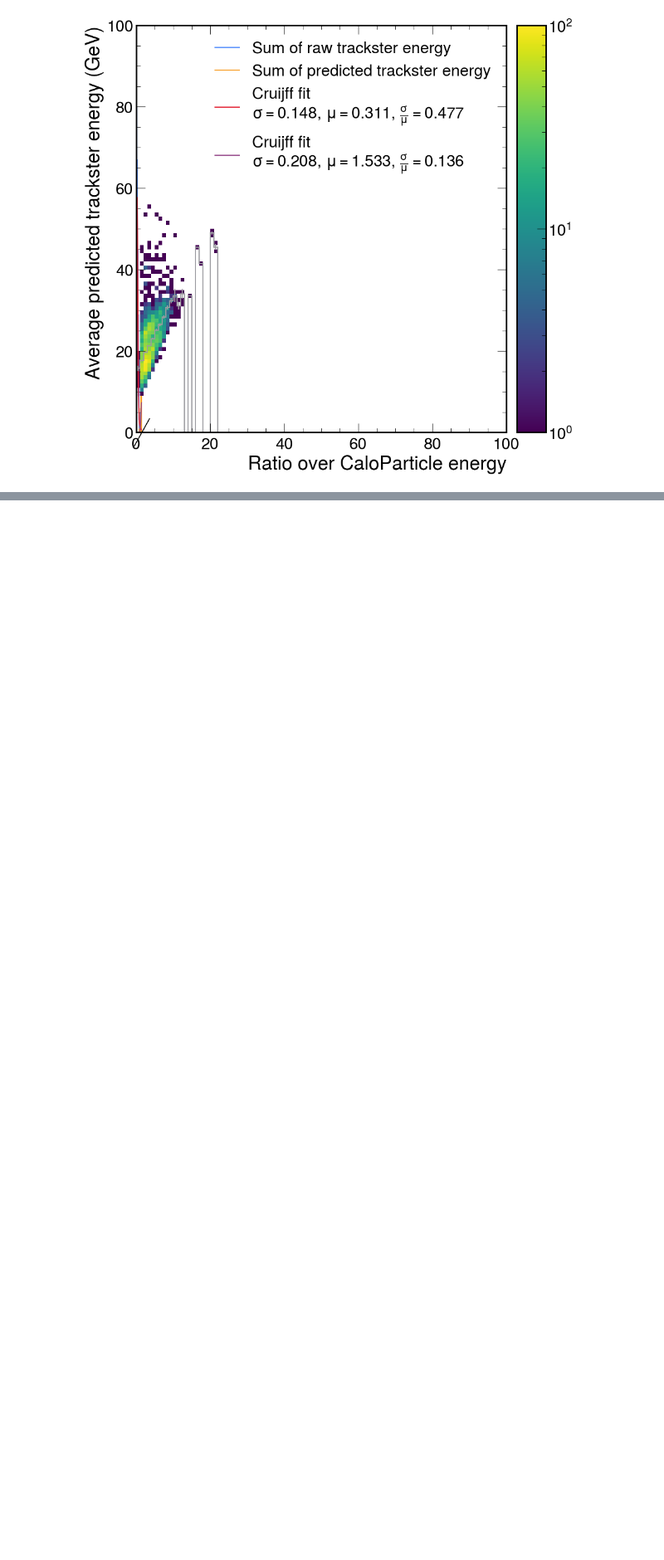
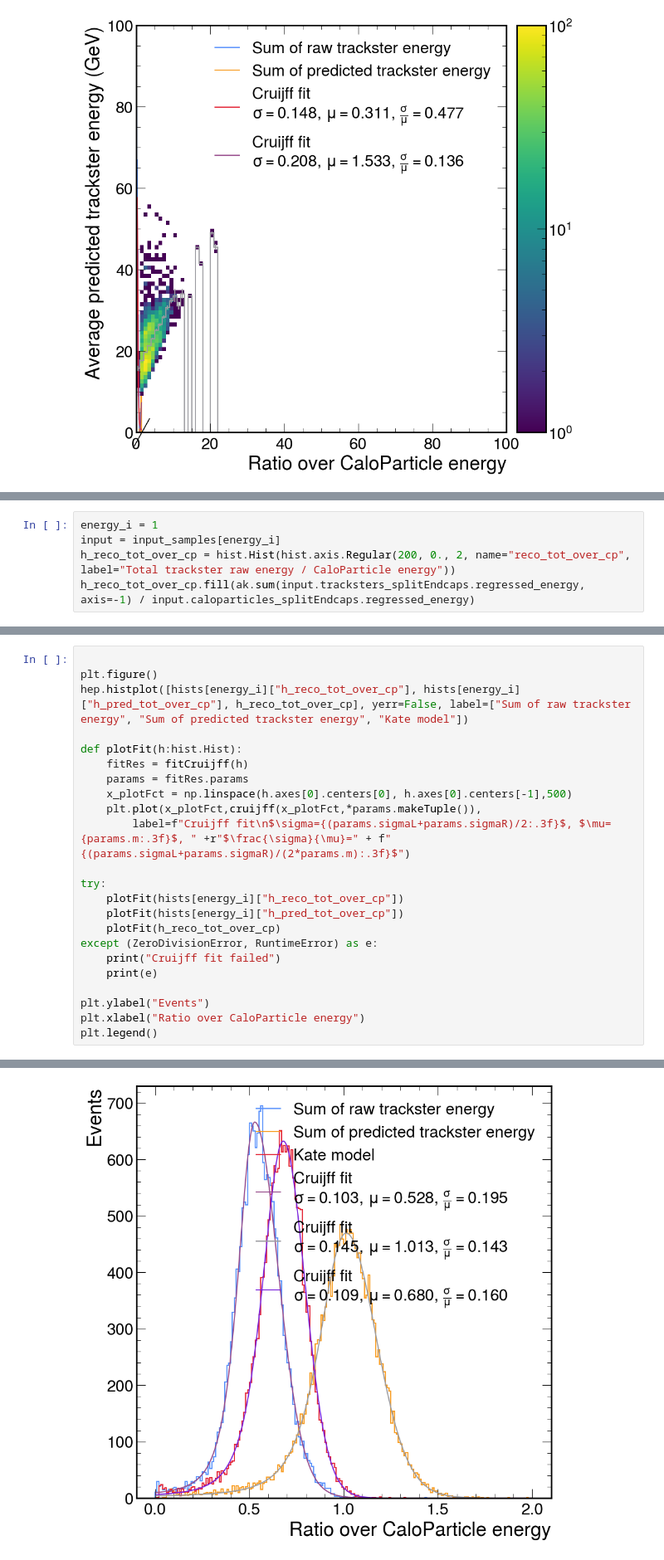
Before and after one commit to tcuisset/hgcalFastTracksterRegression, a Jupyter notebook: dnn/validation_fixedEnergy.ipynb, the cells around one changed output, grey strips where cells are left out. Shown: that part at 83% size. Drawn from its saved outputs; the diff is of its cells as text; blank space fills up the shorter version.

```diff
--- a/dnn/validation_fixedEnergy.ipynb
+++ b/dnn/validation_fixedEnergy.ipynb
@@ -98,0 +101,5 @@ for hists_ in hists:
+# %%
+energy_i = 1
+input = input_samples[energy_i]
+h_reco_tot_over_cp = hist.Hist(hist.axis.Regular(200, 0., 2, name="reco_tot_over_cp", label="Total trackster raw energy / CaloParticle energy"))
+h_reco_tot_over_cp.fill(ak.sum(input.tracksters_splitEndcaps.regressed_energy, axis=-1) / input.caloparticles_splitEndcaps.regressed_energy)
@@ -98,0 +108,24 @@ for hists_ in hists:
+# %%
+
+plt.figure()
+hep.histplot([hists[energy_i]["h_reco_tot_over_cp"], hists[energy_i]["h_pred_tot_over_cp"], h_reco_tot_over_cp], yerr=False, label=["Sum of raw trackster energy", "Sum of predicted trackster energy", "Kate model"])
+
+def plotFit(h:hist.Hist):
+    fitRes = fitCruijff(h)
+    params = fitRes.params
+    x_plotFct = np.linspace(h.axes[0].centers[0], h.axes[0].centers[-1],500)
+    plt.plot(x_plotFct,cruijff(x_plotFct,*params.makeTuple()),
+        label=f"Cruijff fit\n$\sigma={(params.sigmaL+params.sigmaR)/2:.3f}$, $\mu={params.m:.3f}$, " +r"$\frac{\sigma}{\mu}=" + f"{(params.sigmaL+params.sigmaR)/(2*params.m):.3f}$")
+
+try:
+    plotFit(hists[energy_i]["h_reco_tot_over_cp"])
+    plotFit(hists[energy_i]["h_pred_tot_over_cp"])
+    plotFit(h_reco_tot_over_cp)
+except (ZeroDivisionError, RuntimeError) as e:
+    print("Cruijff fit failed")
+    print(e)
+
+plt.ylabel("Events")
+plt.xlabel("Ratio over CaloParticle energy")
+plt.legend()
+# %% [output]
@@ -98,0 +133 @@ for hists_ in hists:
+[figure, added]
```
Also changed, not shown: parts of 9 cells of this notebook, 16 other files.
